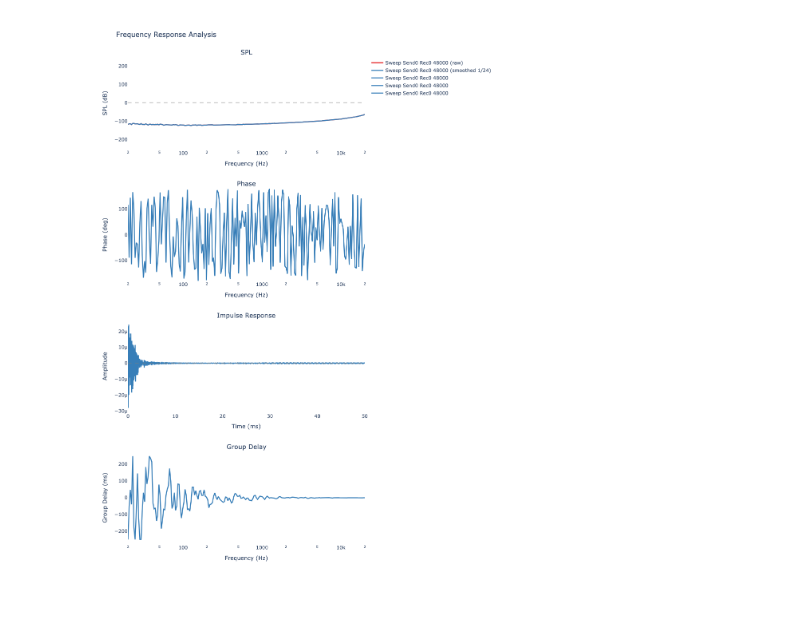
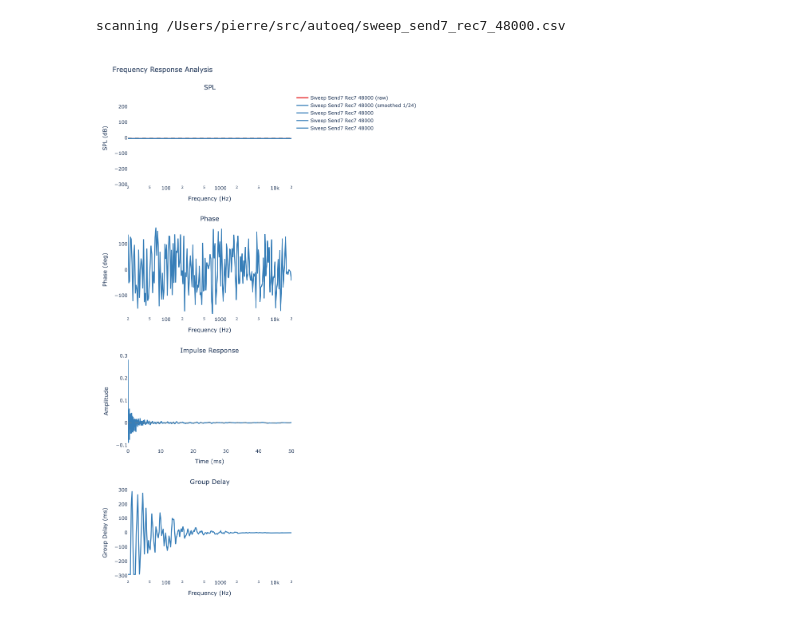
Before and after one commit to pierreaubert/autoEQ, a Jupyter notebook: src-audio/scripts/plots.ipynb, the cells around one changed output. Saved outputs shown, nothing was run; the diff lists cells and outputs as text; code cells hidden in the pictures.

Commit message:
added a small script to plot freq/spl/phase for a wav file

```diff
--- a/src-audio/scripts/plots.ipynb
+++ b/src-audio/scripts/plots.ipynb
@@ -111,7 +112,9 @@ colors = px.colors.qualitative.Set1
 # %%
 icolor = 0
 fig = {}
-for i, csv_file in enumerate(sorted(glob.glob("*.csv"))):
+csv_files = "{}/src/autoeq/*.csv".format(os.getenv("HOME"))
+for i, csv_file in enumerate(sorted(glob.glob(csv_files))):
+    print('scanning {}'.format(csv_file))
     try:
         channel = csv_file[10:11]
         if channel not in fig:
@@ -207,31 +210,32 @@ for f in fig.values():
     for t in f.data:
         if hasattr(t, 'y'):
             min_spl = min(min_spl, np.min(t.y))
             max_spl = max(max_spl, np.max(t.y))
     max_spl = 5*(int(max_spl) // 5)+5
     min_spl = 5*(int(min_spl) // 5)-5
 
     # Add reference lines
     f.add_hline(y=0, line_dash="dash", line_color="gray", opacity=0.5, row=1, col=1)
     f.add_hline(y=0, line_dash="dash", line_color="gray", opacity=0.5, row=3, col=1)
 
     # Update layout
     f.update_xaxes(title_text="Frequency (Hz)", type="log", range=[1+math.log10(2), 4+math.log10(2)], row=1, col=1)
     f.update_xaxes(title_text="Frequency (Hz)", type="log", range=[1+math.log10(2), 4+math.log10(2)], row=2, col=1)
     f.update_xaxes(title_text="Time (ms)", row=3, col=1)
     f.update_xaxes(title_text="Frequency (Hz)", type="log", range=[1+math.log10(2), 4+math.log10(2)], row=4, col=1)
 
     f.update_yaxes(title_text="SPL (dB)", range=[min_spl, max_spl], row=1, col=1)
     f.update_yaxes(title_text="Phase (deg)", range=[-180, 180], row=2, col=1)
     f.update_yaxes(title_text="Amplitude", row=3, col=1)
     f.update_yaxes(title_text="Group Delay (ms)", row=4, col=1)
 
     f.update_layout(
         title='Frequency Response Analysis',
         height=1400,
         showlegend=True,
         plot_bgcolor='white'
     )
     f.show()
 # %% [output]
+scanning /Users/pierre/src/autoeq/sweep_send7_rec7_48000.csv
-[figure, old version]
+[figure, new version]
```
Also changed, not shown: parts of 1 cell of this notebook, 11 other files.
